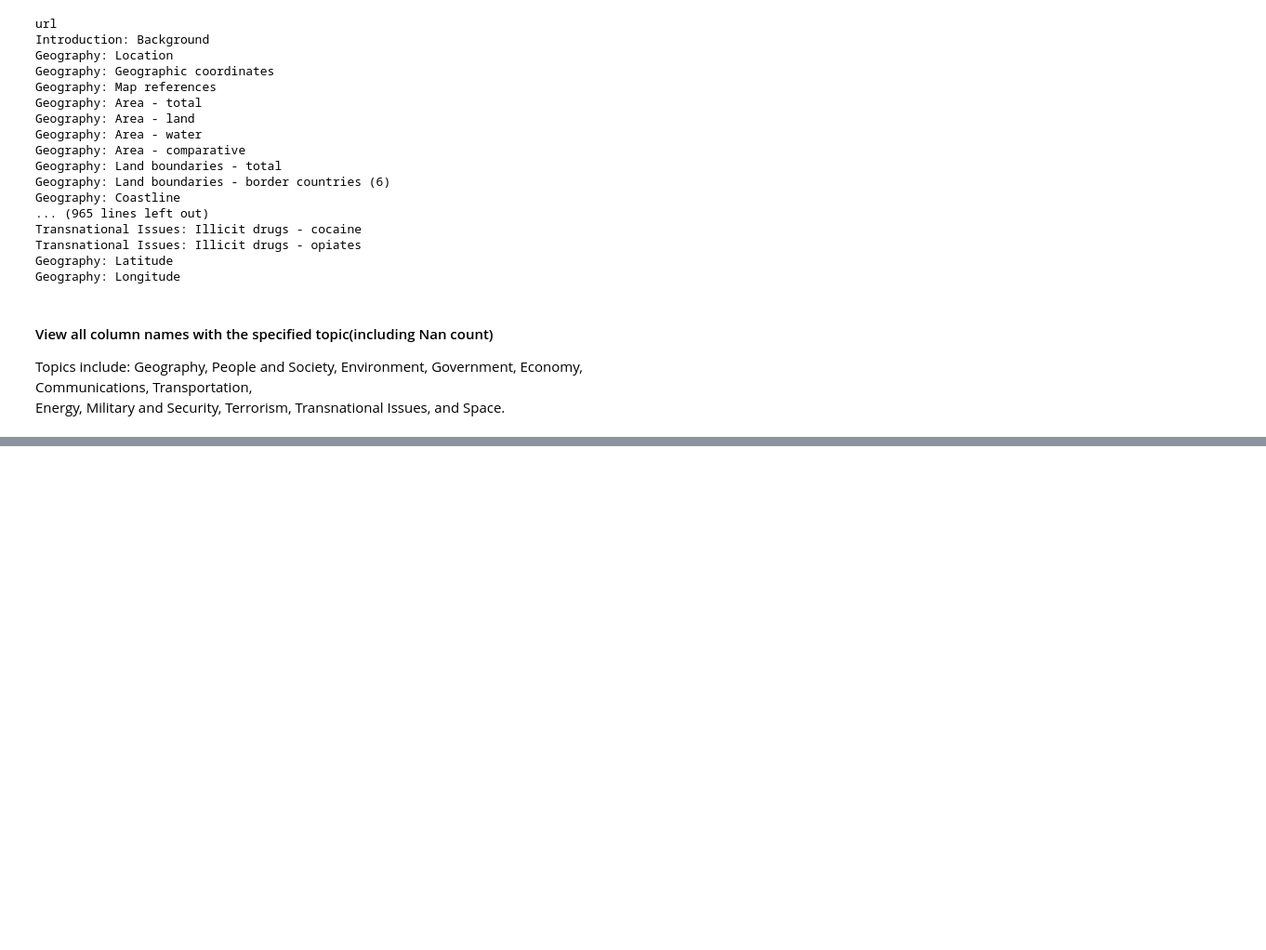
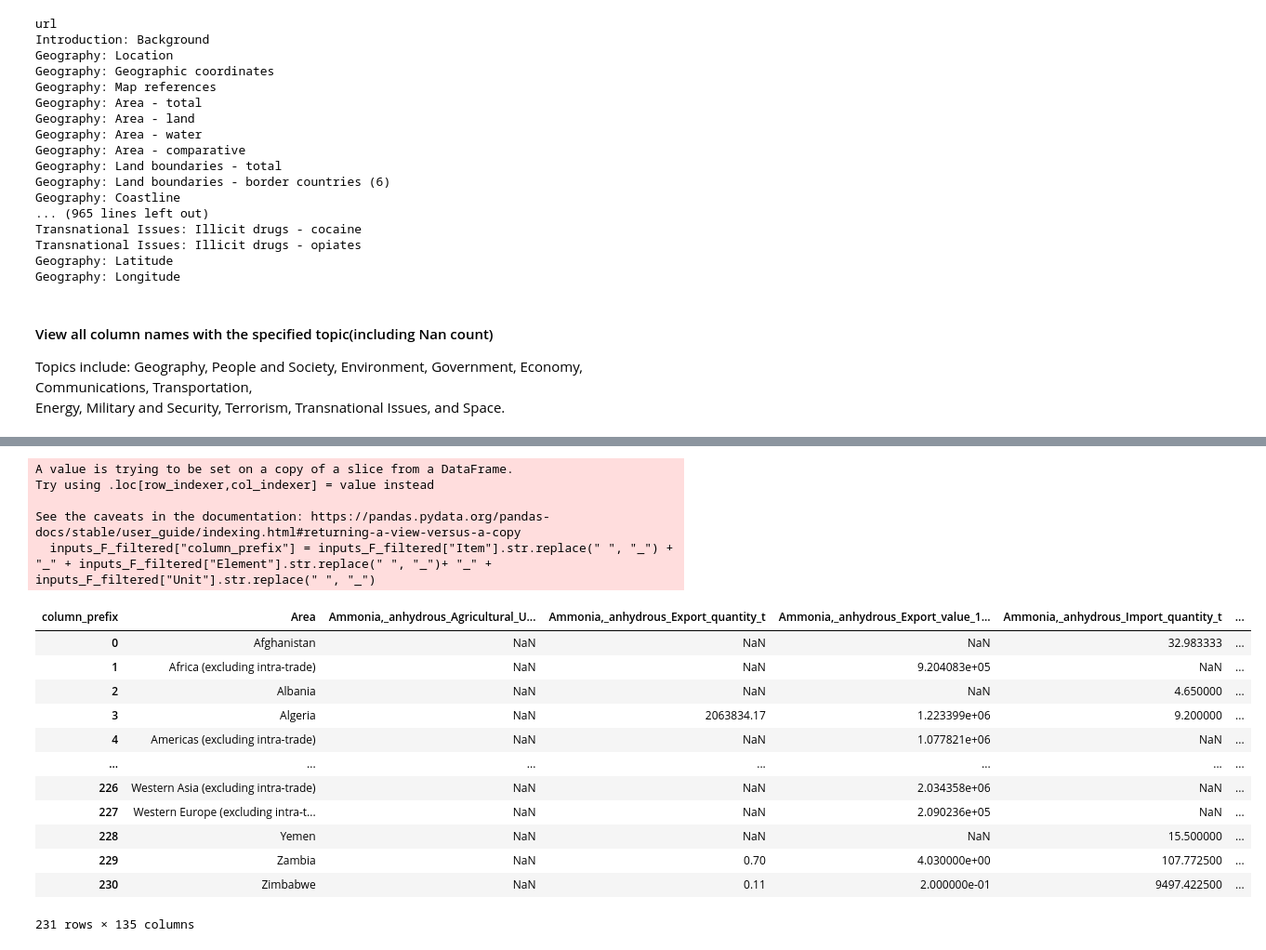
Before and after one commit to chandlerNick/BHTDataVisualizationCourse, a Jupyter notebook: preprocessing_EDA/cia_wfb_exploration.ipynb, the cells around one changed output, grey strips where cells are left out. Shown at 93% size. Saved outputs shown, nothing was run; the diff lists cells and outputs as text; code cells hidden in the pictures; blank space fills up the shorter version.

```diff
--- a/preprocessing_EDA/cia_wfb_exploration.ipynb
+++ b/preprocessing_EDA/cia_wfb_exploration.ipynb
@@ -208,0 +305,49 @@ Energy: Energy consumption per capita - note    Nan: 204
+# %%
+inputs_F = pd.read_csv('/Users/placiermoise/Documents/BHTDataVisualizationCourse/data/Inputs_FertilizersProduct.csv', encoding="latin1")
+
+# 1. Filtrer sur plusieurs années
+years_to_keep = [2019,2020,2021, 2022,2023]
+inputs_F_filtered = inputs_F[inputs_F['Year'].isin(years_to_keep)]
+
+# On crée une colonne qui combine item + element (ex: Figs_Area_Harvested)
+inputs_F_filtered["column_prefix"] = inputs_F_filtered["Item"].str.replace(" ", "_") + "_" + inputs_F_filtered["Element"].str.replace(" ", "_")+ "_" + inputs_F_filtered["Unit"].str.replace(" ", "_")
+
+# 3. Pivot en moyennant les valeurs sur les années
+inputs_F_avg = inputs_F_filtered.pivot_table(
+    index="Area",
+    columns="column_prefix",
+    values="Value",
+    aggfunc="mean"   # ICI on prend la moyenne sur les années
+)
+
+inputs_F_avg =inputs_F_avg.reset_index()
+
+# Colonnes à garder en tête
+fixed_cols = ['Area']
+
+# Colonnes à trier
+other_cols = sorted([col for col in inputs_F_avg.columns if col not in fixed_cols])
+
+# Réorganisation
+inputs_F_avg_Pivoted = inputs_F_avg[fixed_cols + other_cols]
+
+inputs_F_avg_Pivoted
+# %% [output]
+A value is trying to be set on a copy of a slice from a DataFrame.
+Try using .loc[row_indexer,col_indexer] = value instead
+
+See the caveats in the documentation: https://pandas.pydata.org/pandas-docs/stable/user_guide/indexing.html#returning-a-view-versus-a-copy
+  inputs_F_filtered["column_prefix"] = inputs_F_filtered["Item"].str.replace(" ", "_") + "_" + inputs_F_filtered["Element"].str.replace(" ", "_")+ "_" + inputs_F_filtered["Unit"].str.replace(" ", "_")
+| column_prefix | Area | Ammonia,_anhydrous_Agricultural_U... | Ammonia,_anhydrous_Export_quantity_t | Ammonia,_anhydrous_Export_value_1... | Ammonia,_anhydrous_Import_quantity_t | ... |
+| 0 | Afghanistan | NaN | NaN | NaN | 32.983333 | ... |
+| 1 | Africa (excluding intra-trade) | NaN | NaN | 9.204083e+05 | NaN | ... |
+| 2 | Albania | NaN | NaN | NaN | 4.650000 | ... |
+| 3 | Algeria | NaN | 2063834.17 | 1.223399e+06 | 9.200000 | ... |
+| 4 | Americas (excluding intra-trade) | NaN | NaN | 1.077821e+06 | NaN | ... |
+| ... | ... | ... | ... | ... | ... | ... |
+| 226 | Western Asia (excluding intra-trade) | NaN | NaN | 2.034358e+06 | NaN | ... |
+| 227 | Western Europe (excluding intra-t... | NaN | NaN | 2.090236e+05 | NaN | ... |
+| 228 | Yemen | NaN | NaN | NaN | 15.500000 | ... |
+| 229 | Zambia | NaN | 0.70 | 4.030000e+00 | 107.772500 | ... |
+| 230 | Zimbabwe | NaN | 0.11 | 2.000000e-01 | 9497.422500 | ... |
+231 rows × 135 columns
```
Also changed, not shown: parts of 12 cells of this notebook, 13 other files.
